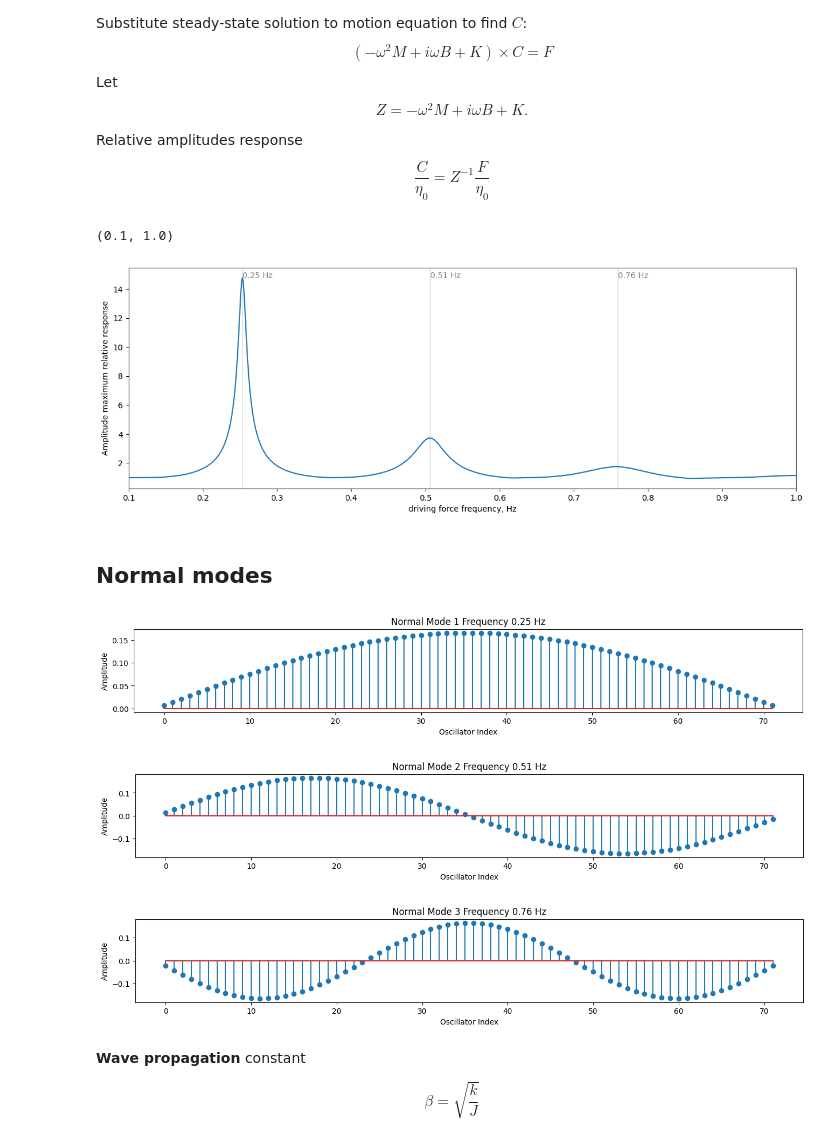
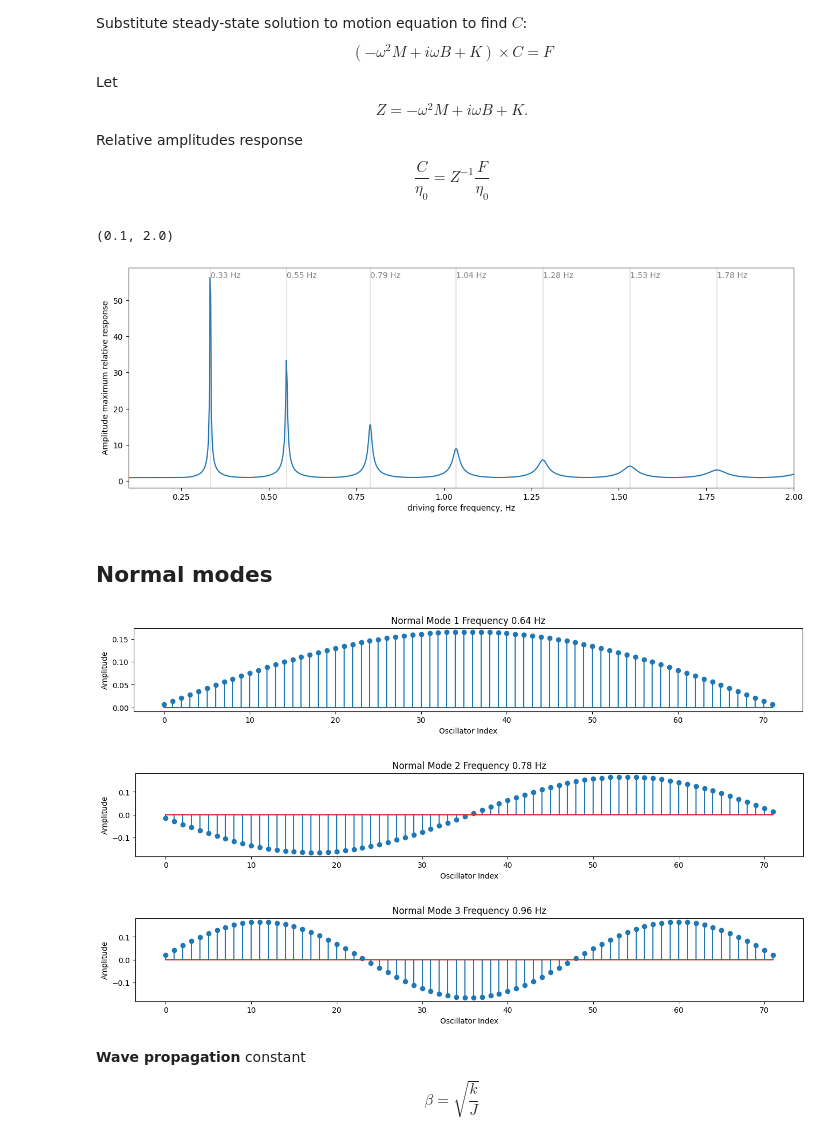
Before and after one commit to evgeny-kolonsky/Lab3_MW, a Jupyter notebook: Lab3_MW.ipynb, the cells around one changed output. Saved outputs shown, nothing was run; the diff lists cells and outputs as text; code cells hidden in the pictures.

Commit message:
v.0.1.17 Berkeley right shift

```diff
--- a/Lab3_MW.ipynb
+++ b/Lab3_MW.ipynb
@@ -81,9 +81,15 @@ K = k * (np.diag(np.ones(n) * 2, 0) + \
     np.diag(-np.ones(n-1)   , 1) +  \
     np.diag(-np.ones(n-1)   ,-1))
 
+# oscillatons freq of system as a whole
+# See Berkeley 3 - Series of oscillators
+# omega0_2 = g/l
+omega0_2 = 0.1 # Hz
+K += 0.01 * k * np.diag(np.ones(n) *
+
 M = np.eye(n) * J
 
-Q = 1 # quality factor
+Q = 10 # quality factor
 b =  np.sqrt(J*k) / Q # approx. friction coefficent (at least by order value)
 
 B = b * (np.diag(np.ones(n) * 2, 0) + \
@@ -103,6 +109,9 @@ F = np.zeros(n)
 F2 = np.hstack([np.zeros(n), F])
 
 lambdas, E = LA.eig(Km)
+ix = np.argsort(lambdas)
+lambdas = lambdas[ix]
+E = E[:, ix]
 omega = np.sqrt(lambdas)
 
 freqs = np.real(omega) / 2 / np.pi
@@ -130,0 +126,22 @@ array([11.77446589, 11.76628796, 11.75266229, 11.73359518, 11.70909546,
+# %%
+# oscillatons freq of system as a whole
+# See Berkeley 3 - Series of oscillators
+# omega0_2 = g/l
+omega0_2 = 1 # Hz - to be
+K += J * omega0_2 * np.diag(np.ones(n))
+
+Km  =  LA.inv(M) @ K
+
+D = np.vstack([np.hstack([zeros,  I]),
+               np.hstack([-Km,   -Bm])] \
+             )
+
+lambdas, E = LA.eig(Km)
+ix = np.argsort(lambdas)
+lambdas = lambdas[ix]
+E = E[:, ix]
+omega = np.sqrt(lambdas)
+
+freqs = np.real(omega) / 2 / np.pi
+
+print(f'Natural frequencies from {np.min(freqs):.3f} Hz to {np.max(freqs):.3f} Hz')
@@ -162,26 +181,26 @@ Relative amplitudes response
 # %%
 def amplitude(omega_external):
   Z = -omega_external**2 * M + 1j * omega_external * B + K
   F = np.zeros(n)
   F[0] = k
   C = LA.inv(Z) @ F
   return C
 
-
-omegas = np.linspace(0.0, 1 * 2 * np.pi, 1000)
+MAX_FREQ = 2 #Hz
+omegas = np.linspace(0.0, MAX_FREQ * 2 * np.pi, 1000)
 response = [np.max(np.abs(amplitude(omega))) for omega in omegas]
 
 plt.figure(figsize=(15, 5))
 plt.plot(omegas/2/np.pi, response)
 plt.xlabel('driving force frequency, Hz')
 plt.ylabel('Amplitude maximum relative response')
 for freq in freqs:
   plt.axvline(freq, color='gray', linestyle='-', alpha=0.2)
   plt.annotate(f'{freq:.2f} Hz', xy=(freq, np.max(response)), color='gray')
-plt.xlim(0.1, 1)
+plt.xlim(0.1, MAX_FREQ)
 # %% [output]
-(0.1, 1.0)
+(0.1, 2.0)
-[figure, old version]
+[figure, new version]
 # %% [markdown]
 ## Normal modes
 # %%
@@ -203,8 +222,8 @@ for i in range(3):
     plt.show()
 # %% [output]
 [figure]
-[figure, old version]
+[figure, new version]
-[figure, old version]
+[figure, new version]
 # %% [markdown]
 **Wave propagation** constant
 
```
Also changed, not shown: parts of 7 cells of this notebook.
